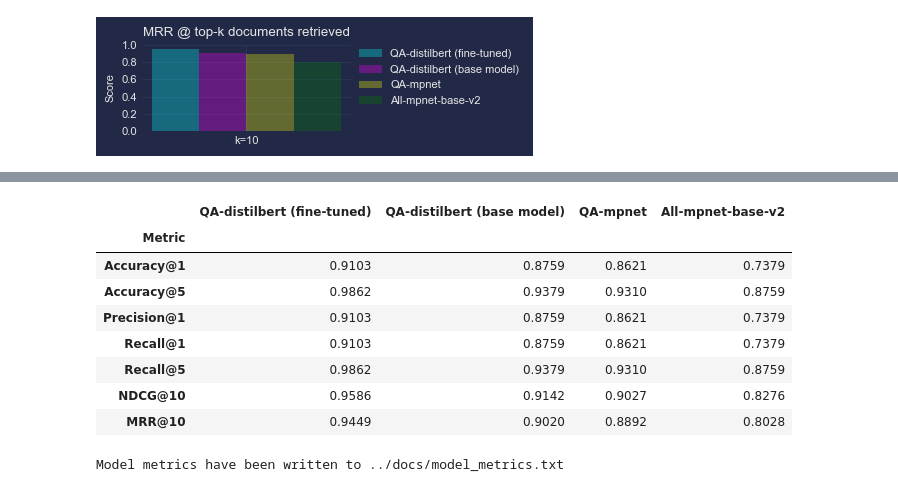
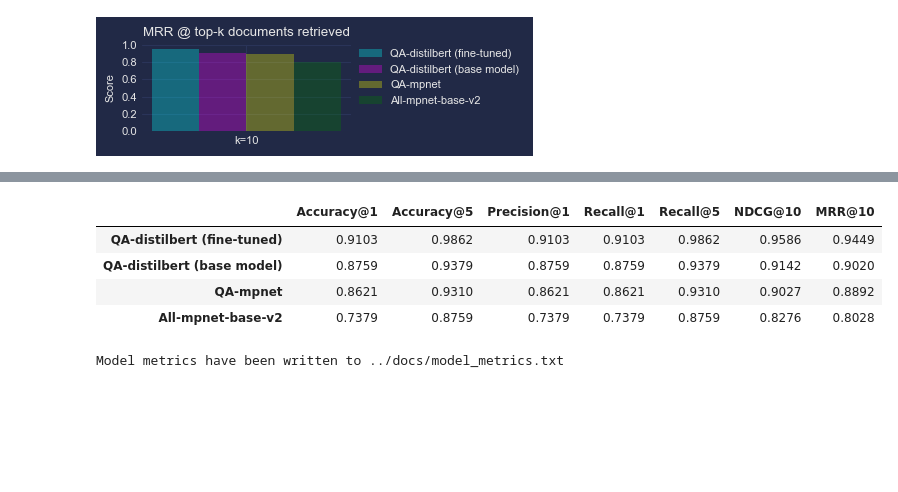
Before and after one commit to dennisvdang/QA-Retrieval-System, a Jupyter notebook: notebooks/qa_system.ipynb, the cells around one changed output, grey strips where cells are left out. Cells and saved outputs as stored; diff of their text form; code cells hidden in the pictures; blank space fills up the shorter version.

```diff
--- a/notebooks/qa_system.ipynb
+++ b/notebooks/qa_system.ipynb
@@ -1215,9 +1048,6 @@ for metric_name in metric_names:
 # %%
 # Combine results into a DataFrame
 data = {
-    'Metric': [
-        'Accuracy@1', 'Accuracy@5', 'Precision@1', 'Recall@1', 'Recall@5', 'NDCG@10', 'MRR@10'
-    ],
     'QA-distilbert (fine-tuned)': [
         results_best_model['test-ir-eval_cosine_accuracy@1'],
         results_best_model['test-ir-eval_cosine_accuracy@5'],
@@ -1231,45 +1061,48 @@ data = {
         results_base_model['test-ir-eval_cosine_accuracy@1'],
         results_base_model['test-ir-eval_cosine_accuracy@5'],
         results_base_model['test-ir-eval_cosine_precision@1'],
         results_base_model['test-ir-eval_cosine_recall@1'],
         results_base_model['test-ir-eval_cosine_recall@5'],
         results_base_model['test-ir-eval_cosine_ndcg@10'],
         results_base_model['test-ir-eval_cosine_mrr@10']
     ],
     'QA-mpnet': [
         results_mpnet_model['test-ir-eval_cosine_accuracy@1'],
         results_mpnet_model['test-ir-eval_cosine_accuracy@5'],
         results_mpnet_model['test-ir-eval_cosine_precision@1'],
         results_mpnet_model['test-ir-eval_cosine_recall@1'],
         results_mpnet_model['test-ir-eval_cosine_recall@5'],
         results_mpnet_model['test-ir-eval_cosine_ndcg@10'],
         results_mpnet_model['test-ir-eval_cosine_mrr@10']
     ],
     'All-mpnet-base-v2': [
         results_all_mpnet_model['test-ir-eval_cosine_accuracy@1'],
         results_all_mpnet_model['test-ir-eval_cosine_accuracy@5'],
         results_all_mpnet_model['test-ir-eval_cosine_precision@1'],
         results_all_mpnet_model['test-ir-eval_cosine_recall@1'],
         results_all_mpnet_model['test-ir-eval_cosine_recall@5'],
         results_all_mpnet_model['test-ir-eval_cosine_ndcg@10'],
         results_all_mpnet_model['test-ir-eval_cosine_mrr@10']
     ]
 }
 
-df = pd.DataFrame(data)
-df.set_index('Metric', inplace=True)
-df = df.applymap(lambda x: f'{x:.4f}')
+# Define the column names (metrics)
+columns = [
+    'Accuracy@1', 'Accuracy@5', 'Precision@1', 'Recall@1', 'Recall@5', 'NDCG@10', 'MRR@10'
+]
+
+# Create the DataFrame and transpose it
+df = pd.DataFrame(data, index=columns).T
+
+# Format the DataFrame values to four decimal places
+df = df.astype(float).map(lambda x: f'{x:.4f}')
 df
 # %% [output]
-|  | QA-distilbert (fine-tuned) | QA-distilbert (base model) | QA-mpnet | All-mpnet-base-v2 |
-| Metric |  |  |  |  |
-| Accuracy@1 | 0.9103 | 0.8759 | 0.8621 | 0.7379 |
-| Accuracy@5 | 0.9862 | 0.9379 | 0.9310 | 0.8759 |
-| Precision@1 | 0.9103 | 0.8759 | 0.8621 | 0.7379 |
-| Recall@1 | 0.9103 | 0.8759 | 0.8621 | 0.7379 |
-| Recall@5 | 0.9862 | 0.9379 | 0.9310 | 0.8759 |
-| NDCG@10 | 0.9586 | 0.9142 | 0.9027 | 0.8276 |
-| MRR@10 | 0.9449 | 0.9020 | 0.8892 | 0.8028 |
+|  | Accuracy@1 | Accuracy@5 | Precision@1 | Recall@1 | Recall@5 | NDCG@10 | MRR@10 |
+| QA-distilbert (fine-tuned) | 0.9103 | 0.9862 | 0.9103 | 0.9103 | 0.9862 | 0.9586 | 0.9449 |
+| QA-distilbert (base model) | 0.8759 | 0.9379 | 0.8759 | 0.8759 | 0.9379 | 0.9142 | 0.9020 |
+| QA-mpnet | 0.8621 | 0.9310 | 0.8621 | 0.8621 | 0.9310 | 0.9027 | 0.8892 |
+| All-mpnet-base-v2 | 0.7379 | 0.8759 | 0.7379 | 0.7379 | 0.8759 | 0.8276 | 0.8028 |
 # %%
 df.to_latex('../images/performance_metrics_table.tex', caption='Performance Metrics for Each Embedding Model', label='tab:performance_metrics', float_format="%.4f")
 # %%
```
Also changed, not shown: parts of 2 cells of this notebook, 2 other files.
